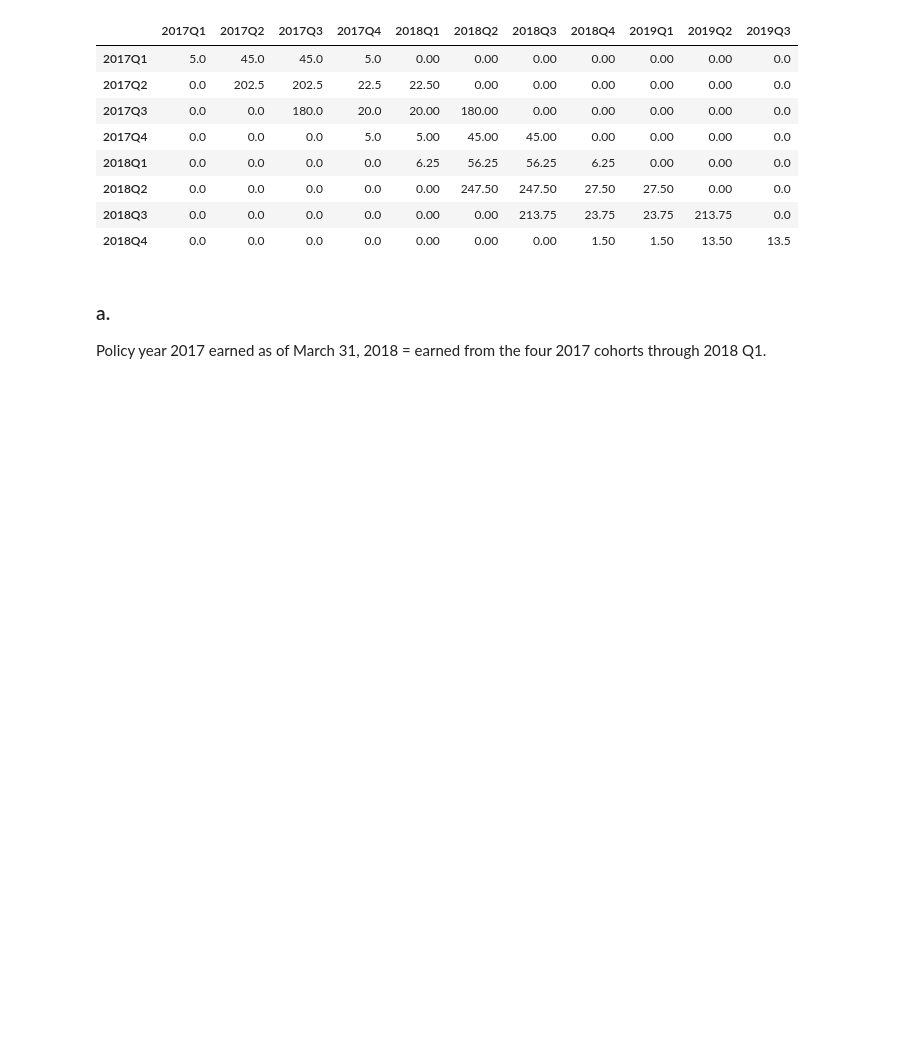
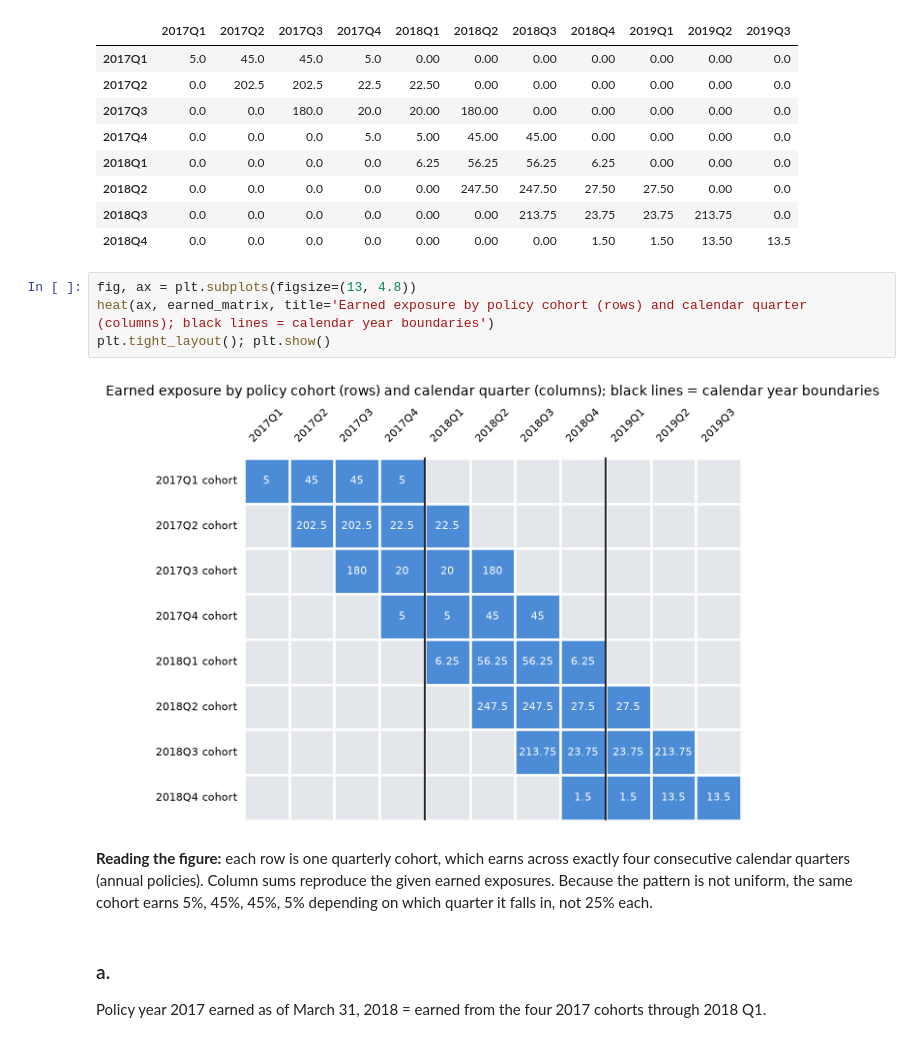
Before and after one commit to genedan/reserving-gym, a Jupyter notebook: problems/exam_5/2019_1.ipynb, the cells around one changed output. Cells and saved outputs as stored; diff of their text form; blank space fills up the shorter version.

```diff
--- a/problems/exam_5/2019_1.ipynb
+++ b/problems/exam_5/2019_1.ipynb
@@ -97,6 +144,14 @@ earned_matrix
 | 2018Q2 | 0.0 | 0.0 | 0.0 | 0.0 | 0.00 | 247.50 | 247.50 | 27.50 | 27.50 | 0.00 | 0.0 |
 | 2018Q3 | 0.0 | 0.0 | 0.0 | 0.0 | 0.00 | 0.00 | 213.75 | 23.75 | 23.75 | 213.75 | 0.0 |
 | 2018Q4 | 0.0 | 0.0 | 0.0 | 0.0 | 0.00 | 0.00 | 0.00 | 1.50 | 1.50 | 13.50 | 13.5 |
+# %%
+fig, ax = plt.subplots(figsize=(13, 4.8))
+heat(ax, earned_matrix, title='Earned exposure by policy cohort (rows) and calendar quarter (columns); black lines = calendar year boundaries')
+plt.tight_layout(); plt.show()
+# %% [output]
+[figure, added]
+# %% [markdown]
+**Reading the figure:** each row is one quarterly cohort, which earns across exactly four consecutive calendar quarters (annual policies). Column sums reproduce the given earned exposures. Because the pattern is not uniform, the same cohort earns 5%, 45%, 45%, 5% depending on which quarter it falls in, not 25% each.
 # %% [markdown]
 ### a.
 
```
Also changed, not shown: parts of 17 cells of this notebook, 1 other file.
